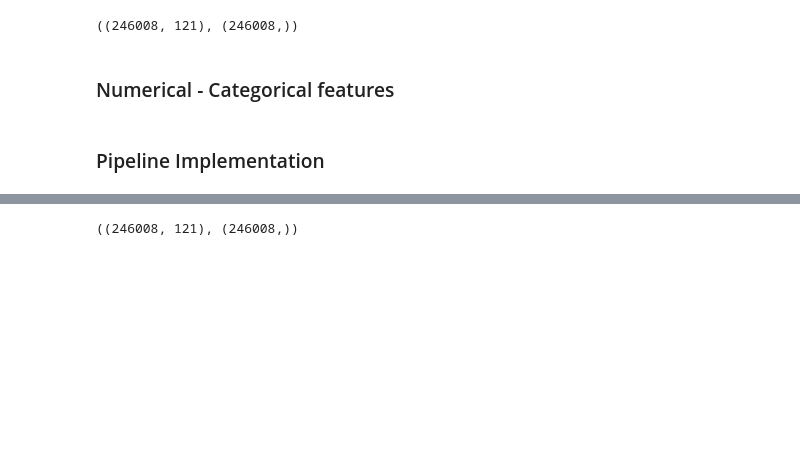
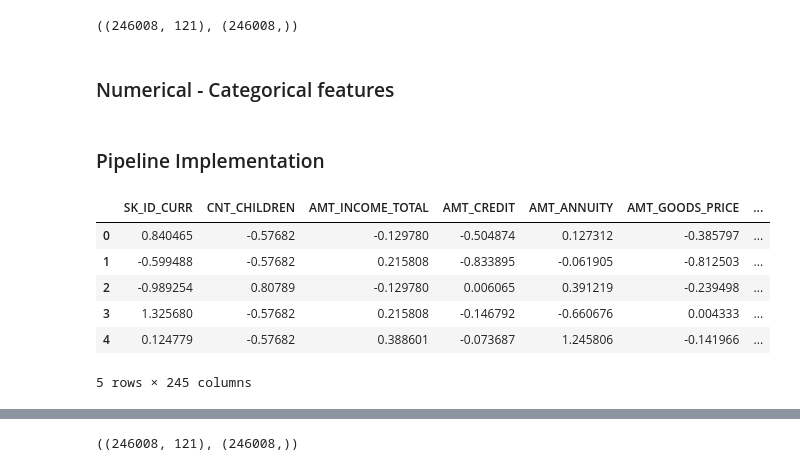
Before and after one commit to Sharad30/home_credit_default_risk, a Jupyter notebook: notebook/Model.ipynb, the cells around one changed output, grey strips where cells are left out. Drawn from its saved outputs; the diff is of its cells as text; code cells hidden in the pictures; blank space fills up the shorter version.

Commit message:
added user defined transformer implementations

```diff
--- a/notebook/Model.ipynb
+++ b/notebook/Model.ipynb
@@ -149,0 +150,25 @@ preprocess_pipeline = make_pipeline(
+# %%
+numeric_cols = list(X_train.select_dtypes(include = ["number"]).columns)
+# %%
+numerical = make_pipeline(
+            ColumnSelector(columns=x_cols),
+            TypeSelector(np.number),
+            ToImputer(numeric_cols),
+            ToStandardScaler()
+        )
+categorical = make_pipeline(
+            TypeSelector("object"),
+            ToDummiesTransformer()
+        )
+
+preprocessing_features = DataFrameFeatureUnion([numerical, categorical])
+# %%
+preprocessing_features.fit_transform(X_train).head()
+# %% [output]
+|  | SK_ID_CURR | CNT_CHILDREN | AMT_INCOME_TOTAL | AMT_CREDIT | AMT_ANNUITY | AMT_GOODS_PRICE | ... |
+| 0 | 0.840465 | -0.57682 | -0.129780 | -0.504874 | 0.127312 | -0.385797 | ... |
+| 1 | -0.599488 | -0.57682 | 0.215808 | -0.833895 | -0.061905 | -0.812503 | ... |
+| 2 | -0.989254 | 0.80789 | -0.129780 | 0.006065 | 0.391219 | -0.239498 | ... |
+| 3 | 1.325680 | -0.57682 | 0.215808 | -0.146792 | -0.660676 | 0.004333 | ... |
+| 4 | 0.124779 | -0.57682 | 0.388601 | -0.073687 | 1.245806 | -0.141966 | ... |
+5 rows × 245 columns
```
Also changed, not shown: parts of 11 cells of this notebook.
